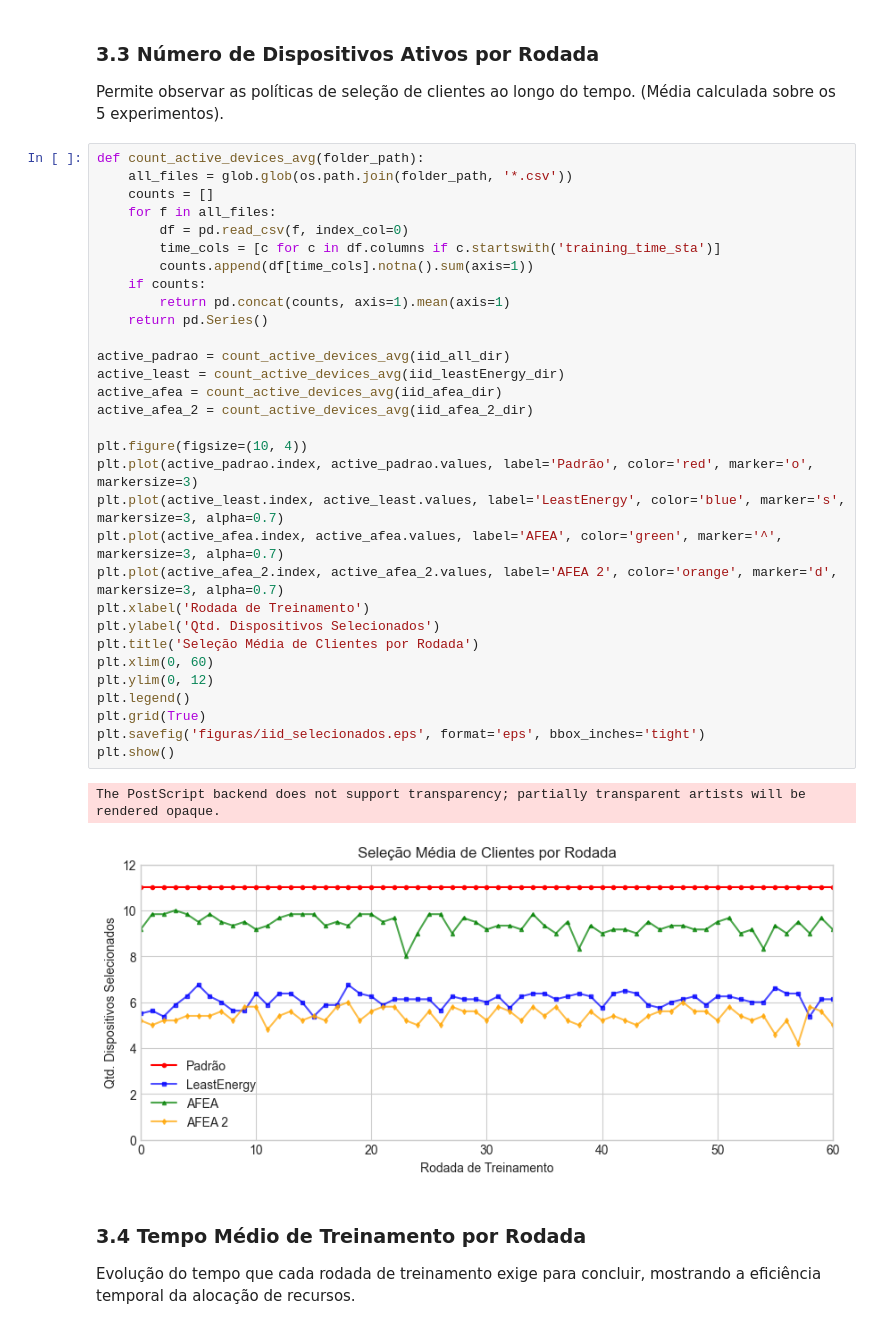
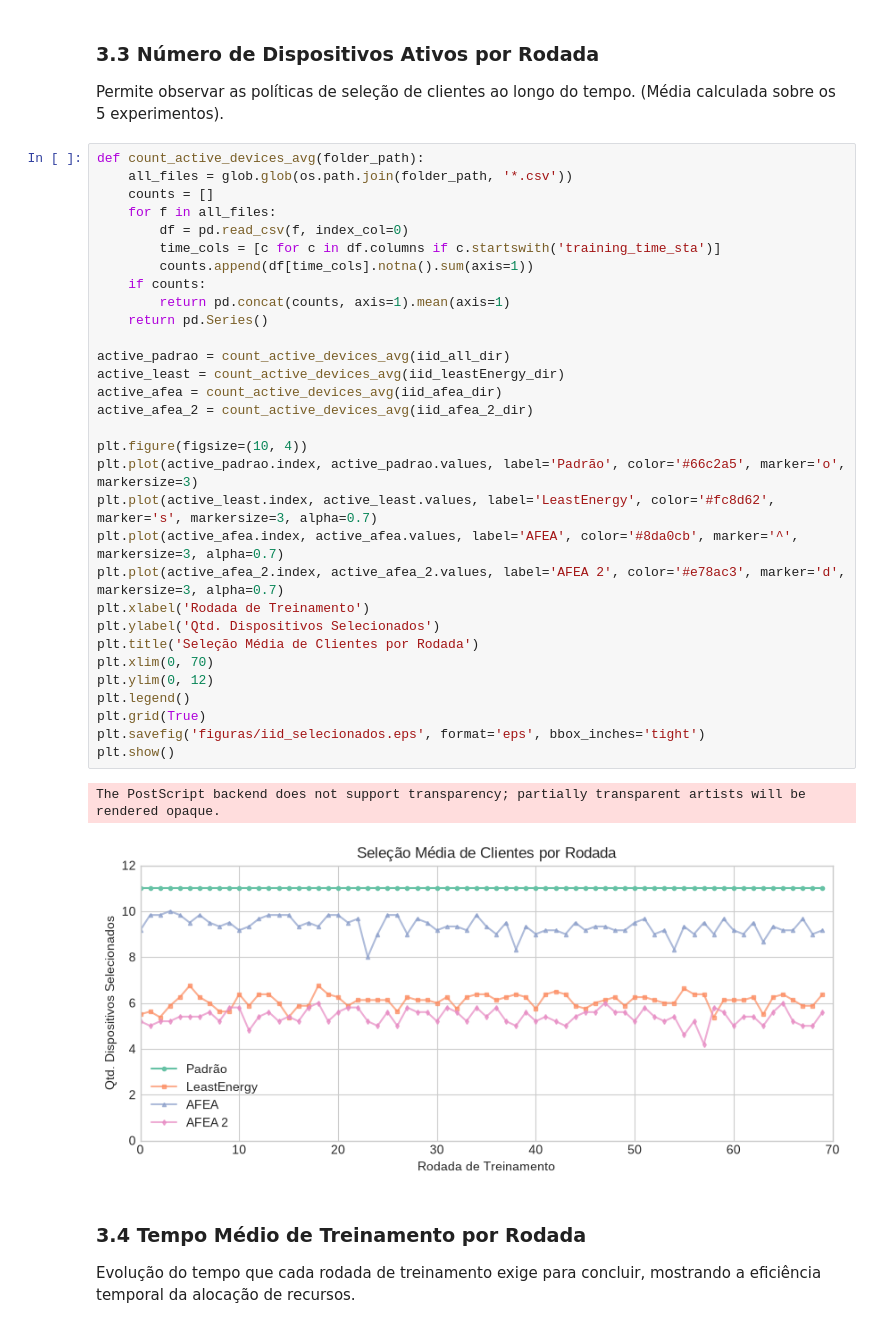
Before and after one commit to niloMarchiori/dissertacao_code, a Jupyter notebook: Analise/Analise_iid.ipynb, the cells around one changed output. Drawn from its saved outputs; the diff is of its cells as text.

```diff
--- a/Analise/Analise_iid.ipynb
+++ b/Analise/Analise_iid.ipynb
@@ -177,37 +177,37 @@ Permite observar as políticas de seleção de clientes ao longo do tempo. (Méd
 # %%
 def count_active_devices_avg(folder_path):
     all_files = glob.glob(os.path.join(folder_path, '*.csv'))
     counts = []
     for f in all_files:
         df = pd.read_csv(f, index_col=0)
         time_cols = [c for c in df.columns if c.startswith('training_time_sta')]
         counts.append(df[time_cols].notna().sum(axis=1))
     if counts:
         return pd.concat(counts, axis=1).mean(axis=1)
     return pd.Series()
 
 active_padrao = count_active_devices_avg(iid_all_dir)
 active_least = count_active_devices_avg(iid_leastEnergy_dir)
 active_afea = count_active_devices_avg(iid_afea_dir)
 active_afea_2 = count_active_devices_avg(iid_afea_2_dir)
 
 plt.figure(figsize=(10, 4))
-plt.plot(active_padrao.index, active_padrao.values, label='Padrão', color='red', marker='o', markersize=3)
-plt.plot(active_least.index, active_least.values, label='LeastEnergy', color='blue', marker='s', markersize=3, alpha=0.7)
-plt.plot(active_afea.index, active_afea.values, label='AFEA', color='green', marker='^', markersize=3, alpha=0.7)
-plt.plot(active_afea_2.index, active_afea_2.values, label='AFEA 2', color='orange', marker='d', markersize=3, alpha=0.7)
+plt.plot(active_padrao.index, active_padrao.values, label='Padrão', color='#66c2a5', marker='o', markersize=3)
+plt.plot(active_least.index, active_least.values, label='LeastEnergy', color='#fc8d62', marker='s', markersize=3, alpha=0.7)
+plt.plot(active_afea.index, active_afea.values, label='AFEA', color='#8da0cb', marker='^', markersize=3, alpha=0.7)
+plt.plot(active_afea_2.index, active_afea_2.values, label='AFEA 2', color='#e78ac3', marker='d', markersize=3, alpha=0.7)
 plt.xlabel('Rodada de Treinamento')
 plt.ylabel('Qtd. Dispositivos Selecionados')
 plt.title('Seleção Média de Clientes por Rodada')
-plt.xlim(0, 60)
+plt.xlim(0, 70)
 plt.ylim(0, 12)
 plt.legend()
 plt.grid(True)
 plt.savefig('figuras/iid_selecionados.eps', format='eps', bbox_inches='tight')
 plt.show()
 # %% [output]
 The PostScript backend does not support transparency; partially transparent artists will be rendered opaque.
-[figure, old version]
+[figure, new version]
 # %% [markdown]
 ### 3.4 Tempo Médio de Treinamento por Rodada
 Evolução do tempo que cada rodada de treinamento exige para concluir, mostrando a eficiência temporal da alocação de recursos.
```
Also changed, not shown: parts of 7 cells of this notebook, 18 other files.
